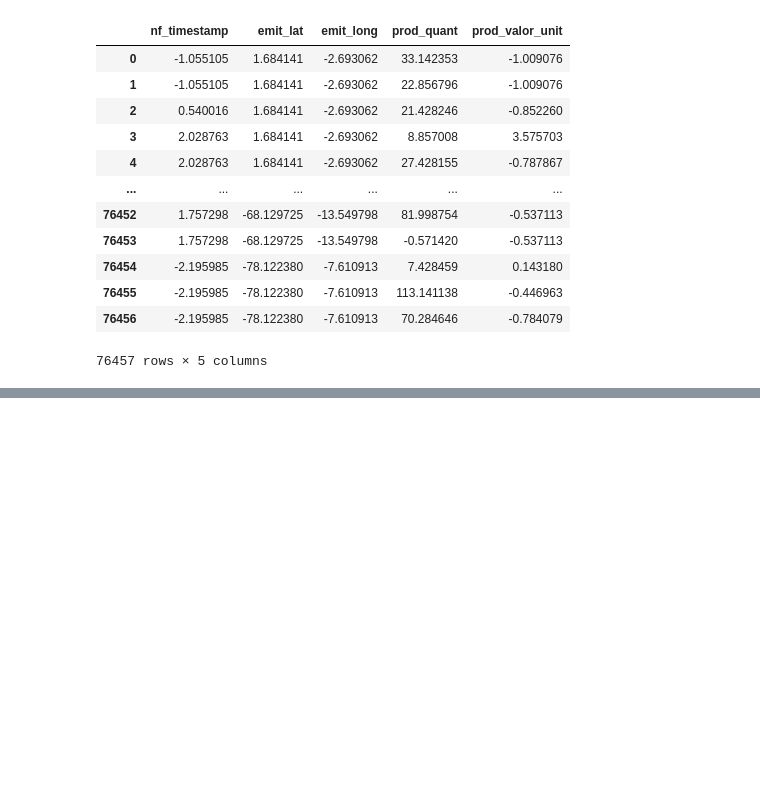
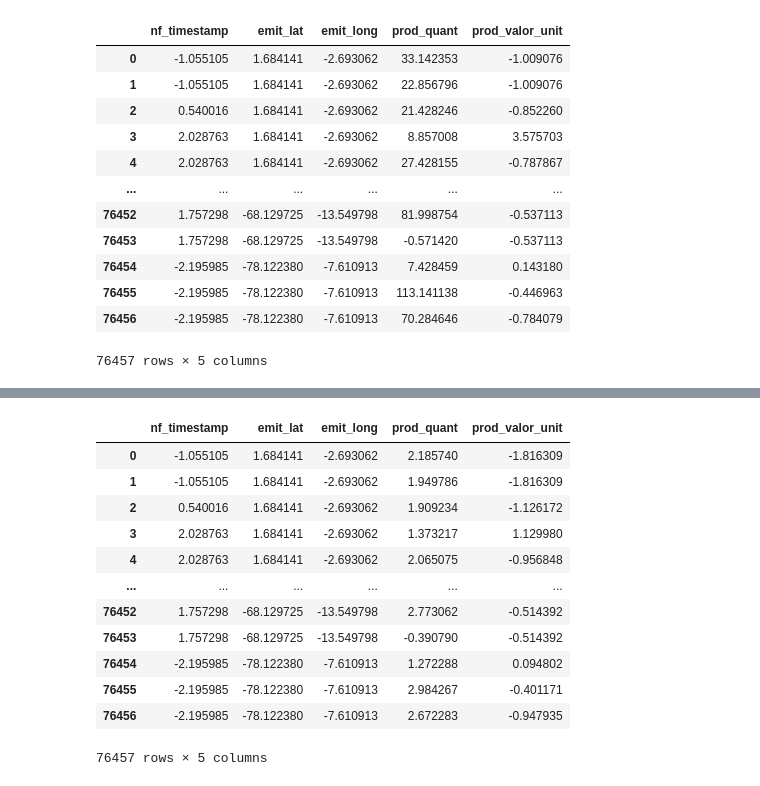
Before and after one commit to breno-abreu/TCC, a Jupyter notebook: data cleaning/normalization_zscores_most_common_ncm.ipynb, the cells around one changed output, grey strips where cells are left out. Drawn from its saved outputs; the diff is of its cells as text; code cells hidden in the pictures; blank space fills up the shorter version.

```diff
--- a/data cleaning/normalization_zscores_most_common_ncm.ipynb
+++ b/data cleaning/normalization_zscores_most_common_ncm.ipynb
@@ -161,0 +226,26 @@ df_rob_rzscores
+# %%
+z_scores = {}
+
+for column in df_norm.columns:
+    column_data = df_norm[column].values
+    median = np.median(column_data)
+    mad = median_abs_deviation(column_data)
+    z_scores[column] = (column_data - median) / (0.6745 * mad)
+
+df_rzscores = pd.DataFrame(z_scores)
+df_rzscores.to_csv('..\..\datasets\df_rzscores_most_common_ncm.csv', index=False)
+df_rzscores
+# %% [output]
+|  | nf_timestamp | emit_lat | emit_long | prod_quant | prod_valor_unit |
+| 0 | -1.055105 | 1.684141 | -2.693062 | 2.185740 | -1.816309 |
+| 1 | -1.055105 | 1.684141 | -2.693062 | 1.949786 | -1.816309 |
+| 2 | 0.540016 | 1.684141 | -2.693062 | 1.909234 | -1.126172 |
+| 3 | 2.028763 | 1.684141 | -2.693062 | 1.373217 | 1.129980 |
+| 4 | 2.028763 | 1.684141 | -2.693062 | 2.065075 | -0.956848 |
+| ... | ... | ... | ... | ... | ... |
+| 76452 | 1.757298 | -68.129725 | -13.549798 | 2.773062 | -0.514392 |
+| 76453 | 1.757298 | -68.129725 | -13.549798 | -0.390790 | -0.514392 |
+| 76454 | -2.195985 | -78.122380 | -7.610913 | 1.272288 | 0.094802 |
+| 76455 | -2.195985 | -78.122380 | -7.610913 | 2.984267 | -0.401171 |
+| 76456 | -2.195985 | -78.122380 | -7.610913 | 2.672283 | -0.947935 |
+76457 rows × 5 columns
```
Also changed, not shown: parts of 3 cells of this notebook, 25 other files.
